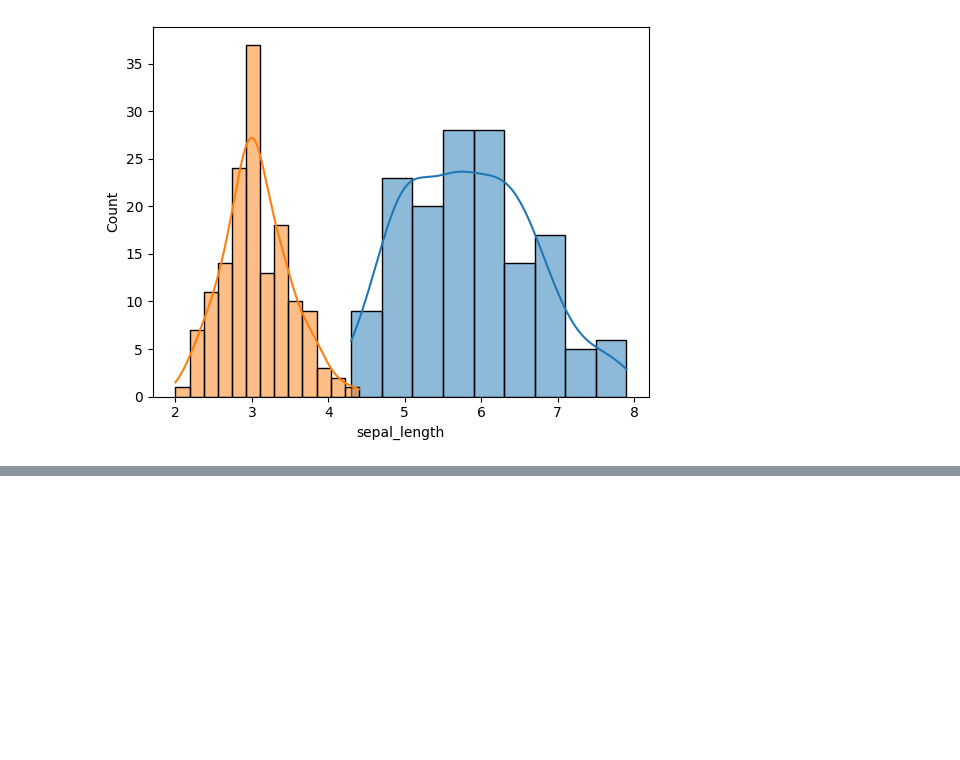
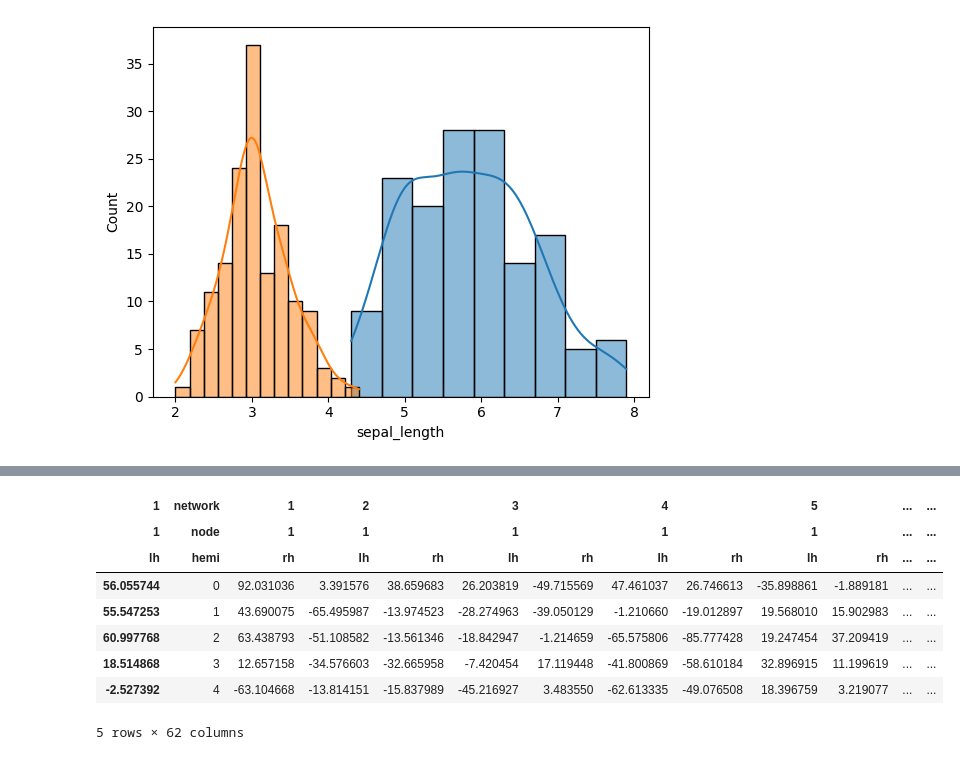
Before and after one commit to svgoudar/data_science_tutorial, a Jupyter notebook: Data_visualization.ipynb, the cells around one changed output, grey strips where cells are left out. Cells and saved outputs as stored; diff of their text form; code cells hidden in the pictures; blank space fills up the shorter version.

```diff
--- a/Data_visualization.ipynb
+++ b/Data_visualization.ipynb
@@ -62,0 +92,14 @@ sbn.histplot(iris.sepal_width, kde=True)
+# %%
+networks = sbn.load_dataset('brain_networks', header=[0,1,2], index_col=1)
+networks.head()
+# sbn.scatterplot(networks.network)
+# %% [output]
+| 1 | network | 1 | 2 |  | 3 |  | 4 |  | 5 |  | ... | ... |
+| 1 | node | 1 | 1 |  | 1 |  | 1 |  | 1 |  | ... | ... |
+| lh | hemi | rh | lh | rh | lh | rh | lh | rh | lh | rh | ... | ... |
+| 56.055744 | 0 | 92.031036 | 3.391576 | 38.659683 | 26.203819 | -49.715569 | 47.461037 | 26.746613 | -35.898861 | -1.889181 | ... | ... |
+| 55.547253 | 1 | 43.690075 | -65.495987 | -13.974523 | -28.274963 | -39.050129 | -1.210660 | -19.012897 | 19.568010 | 15.902983 | ... | ... |
+| 60.997768 | 2 | 63.438793 | -51.108582 | -13.561346 | -18.842947 | -1.214659 | -65.575806 | -85.777428 | 19.247454 | 37.209419 | ... | ... |
+| 18.514868 | 3 | 12.657158 | -34.576603 | -32.665958 | -7.420454 | 17.119448 | -41.800869 | -58.610184 | 32.896915 | 11.199619 | ... | ... |
+| -2.527392 | 4 | -63.104668 | -13.814151 | -15.837989 | -45.216927 | 3.483550 | -62.613335 | -49.076508 | 18.396759 | 3.219077 | ... | ... |
+5 rows × 62 columns
```
Also changed, not shown: parts of 7 cells of this notebook, 1 other file.
